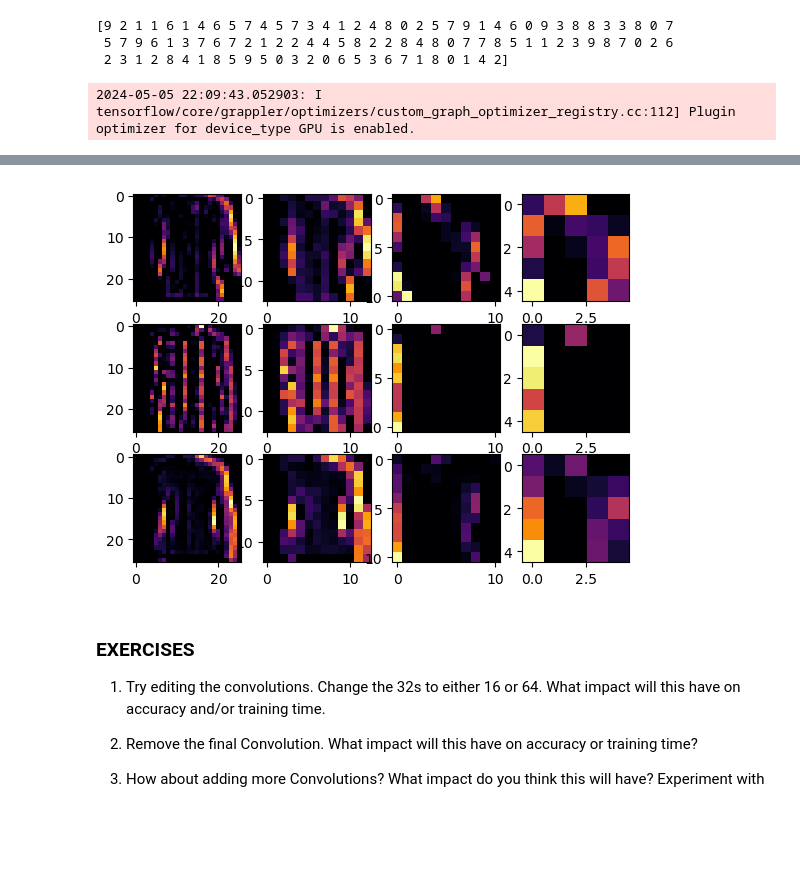
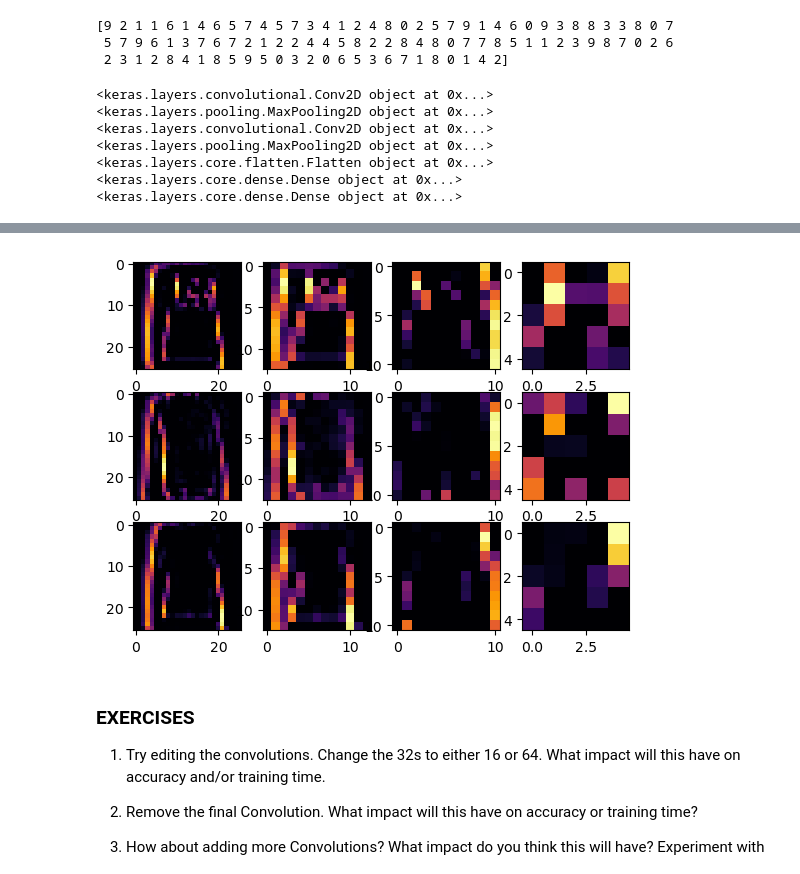
Before and after one commit to not9ahmed/tensorflow-dev-pro-certificate, a Jupyter notebook: codes/tensorflow-1-public/C1/W3/ungraded_labs/C1_W3_Lab_1_improving_accuracy_using_convolutions.ipynb, the cells around one changed output, grey strips where cells are left out. Cells and saved outputs as stored; diff of their text form; code cells hidden in the pictures; blank space fills up the shorter version.

```diff
--- a/codes/tensorflow-1-public/C1/W3/ungraded_labs/C1_W3_Lab_1_improving_accuracy_using_convolutions.ipynb
+++ b/codes/tensorflow-1-public/C1/W3/ungraded_labs/C1_W3_Lab_1_improving_accuracy_using_convolutions.ipynb
@@ -203,27 +194,66 @@ print(test_labels[:100])
 import matplotlib.pyplot as plt
 from tensorflow.keras import models
 
+# creating 12 subplots
+# 3 rows and 4 colummns
 f, axarr = plt.subplots(3,4)
 
-FIRST_IMAGE=4
-SECOND_IMAGE=7
-THIRD_IMAGE=26
-CONVOLUTION_NUMBER = 1
 
+# setting the images for the subplot
+# we can take a look at the above list of images
+FIRST_IMAGE=1
+SECOND_IMAGE=16
+THIRD_IMAGE=99
+
+# up to 31
+CONVOLUTION_NUMBER = 3
+
+# printing the 7 layers
+# which is the same as summary
+for i in range (len(model.layers)):
+  print(model.layers[i])
+
+
+
+# the number of layers are 7
+# list comprehension of the layers outputs
 layer_outputs = [layer.output for layer in model.layers]
+
+
+
+# creating Functional type model
+# and it's another model to display each layer output
 activation_model = tf.keras.models.Model(inputs = model.input, outputs = layer_outputs)
 
+
+# print activation_model summary
+# activation_model.summary()
+
+
+# looping over the number of subplots
 for x in range(0,4):
+
+  # making prediction for the first image
   f1 = activation_model.predict(test_images[FIRST_IMAGE].reshape(1, 28, 28, 1))[x]
   axarr[0,x].imshow(f1[0, : , :, CONVOLUTION_NUMBER], cmap='inferno')
   axarr[0,x].grid(False)
 
+
+  # making prediction for the second image
   f2 = activation_model.predict(test_images[SECOND_IMAGE].reshape(1, 28, 28, 1))[x]
   axarr[1,x].imshow(f2[0, : , :, CONVOLUTION_NUMBER], cmap='inferno')
   axarr[1,x].grid(False)
 
+
+  # making prediction for the third image
   f3 = activation_model.predict(test_images[THIRD_IMAGE].reshape(1, 28, 28, 1))[x]
   axarr[2,x].imshow(f3[0, : , :, CONVOLUTION_NUMBER], cmap='inferno')
   axarr[2,x].grid(False)
 # %% [output]
-2024-05-05 22:09:43.052903: I tensorflow/core/grappler/optimizers/custom_graph_optimizer_registry.cc:112] Plugin optimizer for device_type GPU is enabled.
+<keras.layers.convolutional.Conv2D object at 0x...>
+<keras.layers.pooling.MaxPooling2D object at 0x...>
+<keras.layers.convolutional.Conv2D object at 0x...>
+<keras.layers.pooling.MaxPooling2D object at 0x...>
+<keras.layers.core.flatten.Flatten object at 0x...>
+<keras.layers.core.dense.Dense object at 0x...>
+<keras.layers.core.dense.Dense object at 0x...>
@@ -230,4 +261,4 @@ for x in range(0,4):
-[figure, old version]
+[figure, new version]
 # %% [markdown]
 ### EXERCISES
 
```
Also changed, not shown: parts of 15 cells of this notebook, 2 other files.
